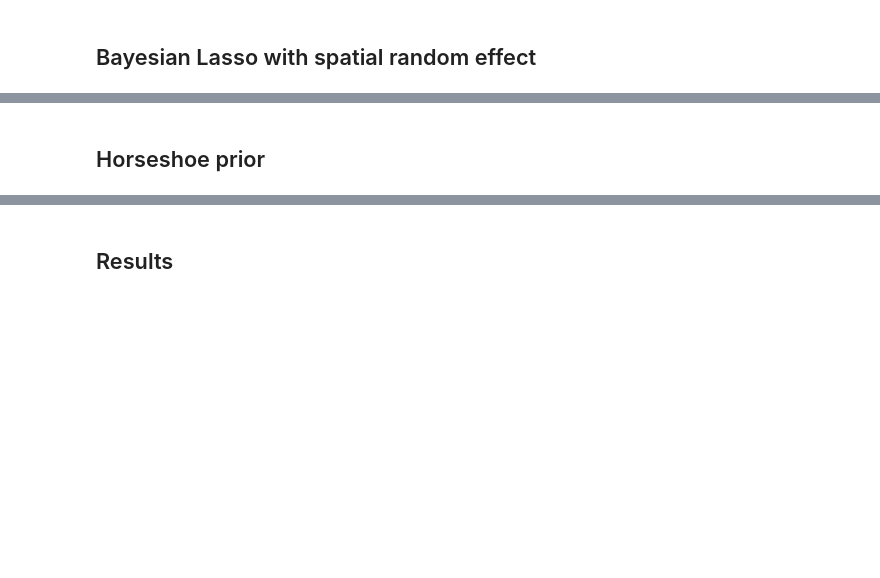
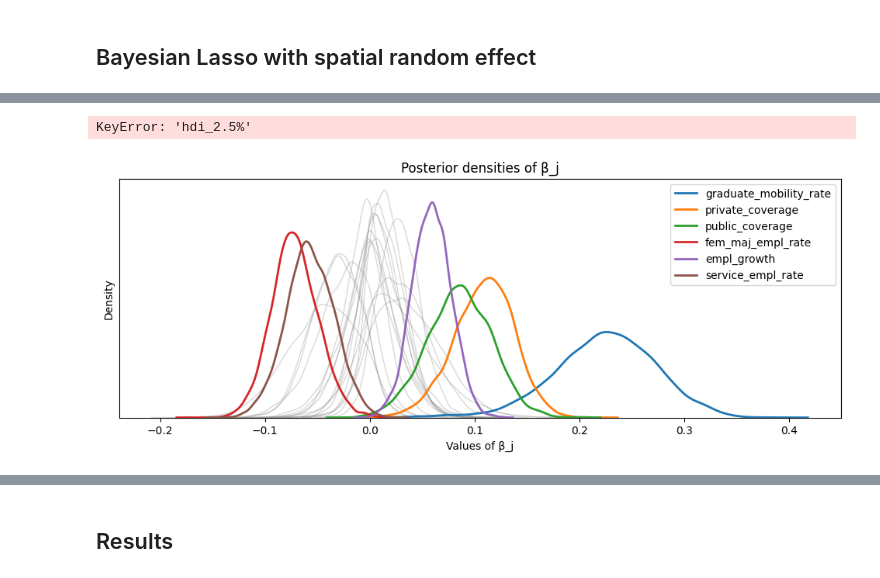
Before and after one commit to leonardotisato/Bayesian-Statistics-Project, a Jupyter notebook: sandbox/luca/variable_selection_car.ipynb, the cells around one changed output, grey strips where cells are left out. Cells and saved outputs as stored; diff of their text form; code cells hidden in the pictures; blank space fills up the shorter version.

Commit message:
almost finished variable selection

```diff
--- a/sandbox/luca/variable_selection_car.ipynb
+++ b/sandbox/luca/variable_selection_car.ipynb
@@ -336,9 +251,9 @@ vif.sort_values('VIF', ascending=False)
 ## Bayesian Variable Selection
 # %%
 df = df_final.reset_index(drop=True).copy()
-
+df = df.drop(columns=[target])
 X = df.select_dtypes(include='number').to_numpy()
-y = df[target].to_numpy()
+y = df_final[target].to_numpy()
 
 X_scaler = StandardScaler()
 X_star = X_scaler.fit_transform(X)
@@ -381,7 +296,7 @@ with pm.Model() as bl_car_model:
     phi = pm.CAR(
         "phi",
         mu=pt.zeros(n_obs),
-        W=W_sparse,          # <<< scipy sparse CSR/CSC recommended
+        W=W_sparse,
         alpha=alpha_c,
         tau=tau_c,
         shape=n_obs,
@@ -397,4 +312,5 @@ with pm.Model() as bl_car_model:
                       target_accept=0.95,
                       return_inferencedata=True,
                       chains=4,
-                      cores=4)
+                      cores=4,
+                      set_seed=42)
@@ -401,15 +324,45 @@ with pm.Model() as bl_car_model:
+# %%
+selected_covariates = df.select_dtypes(include='number').columns.tolist()
+# %%
+summary_beta_95 = az.summary(trace, var_names=["beta"], hdi_prob=0.95)
+
+summary_beta_95.index = selected_covariates
+
+summary_beta_95["contains_zero"] = (
+    (summary_beta_95["hdi_2.5%"] <= 0) &
+    (summary_beta_95["hdi_97.5%"] >= 0)
+)
+
+summary_beta_95 = summary_beta_95.sort_values("mean", key=np.abs, ascending=False)
+
+print(summary_beta_95[["mean", "hdi_2.5%", "hdi_97.5%", "contains_zero"]])
+
+significant_covariates = summary_beta_95[~summary_beta_95["contains_zero"]].index.tolist()
+# %% [output]
+KeyError: 'hdi_2.5%'
 # %%
-summary_beta_95 = az.summary(trace, var_names=["beta"], hdi_prob=0.95)
+beta_raw = trace.posterior["beta"].stack(samples=("chain", "draw")).values
+if beta_raw.shape[0] == len(selected_covariates):
+    beta_samples = beta_raw
+else:
+    beta_samples = beta_raw.T
 
-summary_beta_95.index = selected_covariates
+n_feat = len(selected_covariates)
 
-summary_beta_95["contains_zero"] = (
-    (summary_beta_95["hdi_2.5%"] <= 0) &
-    (summary_beta_95["hdi_97.5%"] >= 0)
-)
+plt.figure(figsize=(12, 4))
 
-summary_beta_95 = summary_beta_95.sort_values("mean", key=np.abs, ascending=False)
+for j in range(n_feat):
+    sns.kdeplot(beta_samples[j, :], color="gray", alpha=0.3, linewidth=1)
 
-print(summary_beta_95[["mean", "hdi_2.5%", "hdi_97.5%", "contains_zero"]])
+for name in summary_beta_95.index[~summary_beta_95["contains_zero"]]:
+    j = selected_covariates.index(name)
+    sns.kdeplot(beta_samples[j, :], linewidth=2, label=name)
 
-selected_covariates_df = summary_beta_95[~summary_beta_95["contains_zero"]].index.tolist()
+plt.legend()
+plt.title("Posterior densities of β_j")
+plt.xlabel("Values of β_j")
+plt.yticks([])
+plt.gca().tick_params(axis='y', length=0)
+plt.show()
+# %% [output]
+[figure, added]
@@ -442,2 +368,0 @@ plt.show()
-# %% [markdown]
-## Horseshoe prior
```
Also changed, not shown: parts of 30 cells of this notebook.
